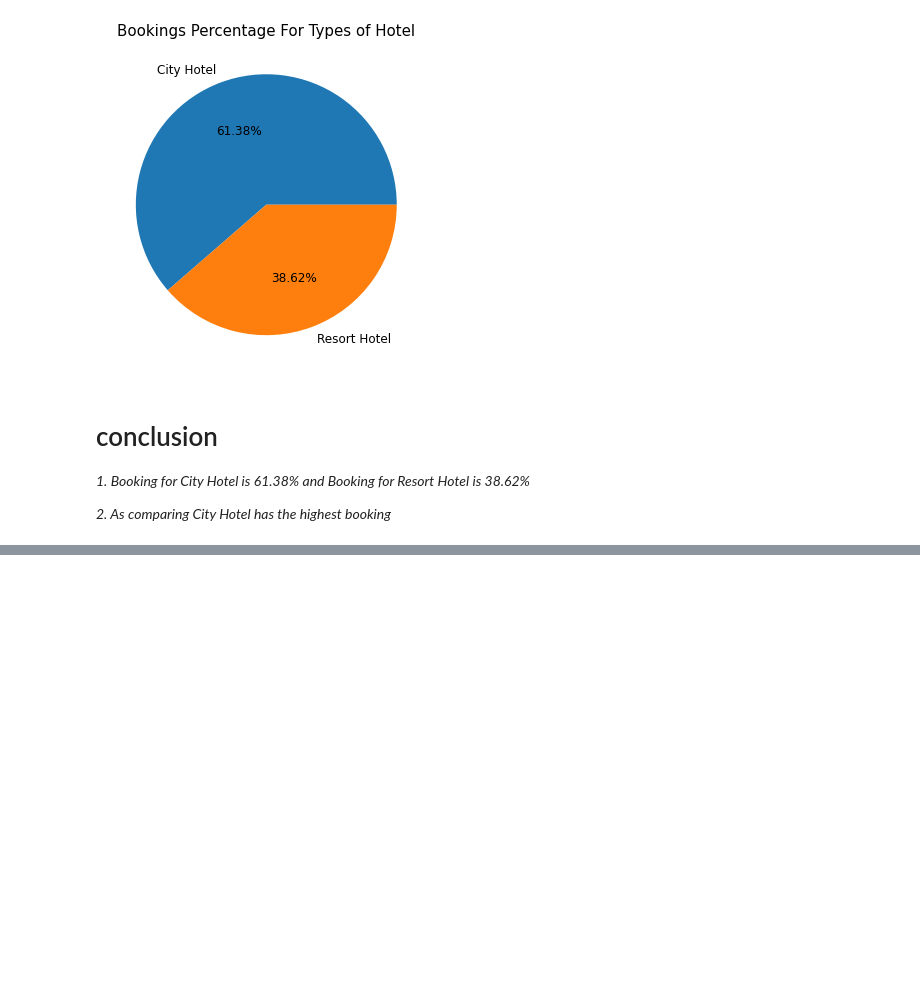
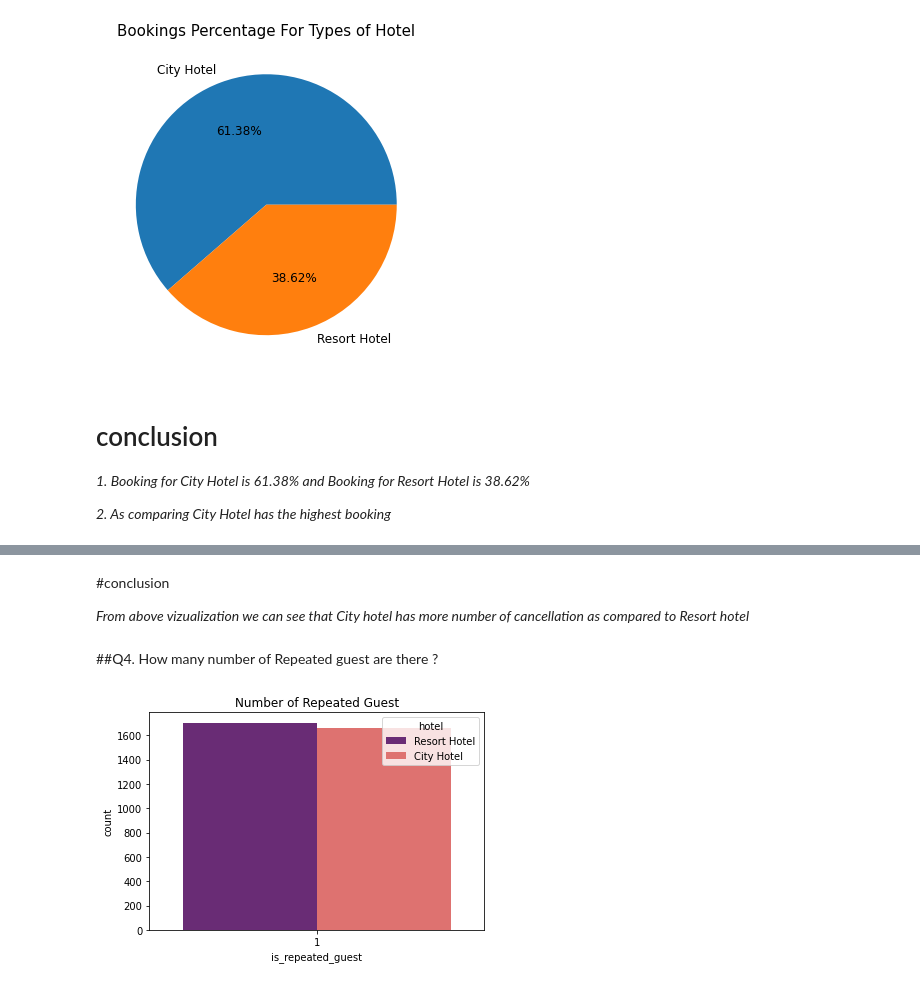
Before and after one commit to Malikarbaaz/Malik-Hotel-booking-EDA-, a Jupyter notebook: Malik_Arbaaz_Hotel_Booking_Analysis_Capstone_Project.ipynb, the cells around one changed output, grey strips where cells are left out. Saved outputs shown, nothing was run; the diff lists cells and outputs as text; code cells hidden in the pictures; blank space fills up the shorter version.

```diff
--- a/Malik_Arbaaz_Hotel_Booking_Analysis_Capstone_Project.ipynb
+++ b/Malik_Arbaaz_Hotel_Booking_Analysis_Capstone_Project.ipynb
@@ -372,4 +383,12 @@ Text(0.5, 1.0, 'Bookings Percentage For Types of Hotel')
+# %% [markdown]
+#conclusion
+
+*From above vizualization we can see that City hotel has more number of cancellation as compared to Resort hotel*
+# %% [markdown]
+##Q4. How many number of Repeated guest are there ?
 # %%
-#cancelled_room=hotel_booking_df[hotel_booking_df['is_canceled']==1]
-#sns.countplot(data=canceled_room,x='is_canceled', hue='hotel').set_title('Number of cancelled Bookings')
-#plot(x,y, x_label='Booking Cancelled (No = 0, Yes = 1)', y_label='Booking (%)'
+repeated_guest_df=hotel_booking_df[hotel_booking_df['is_repeated_guest']==1]
+sns.countplot(data=repeated_guest_df,x='is_repeated_guest', hue='hotel', palette='magma').set_title('Number of Repeated Guest')
+plt.show()
+# %% [output]
+[figure, added]
```
Also changed, not shown: parts of 12 cells of this notebook.
